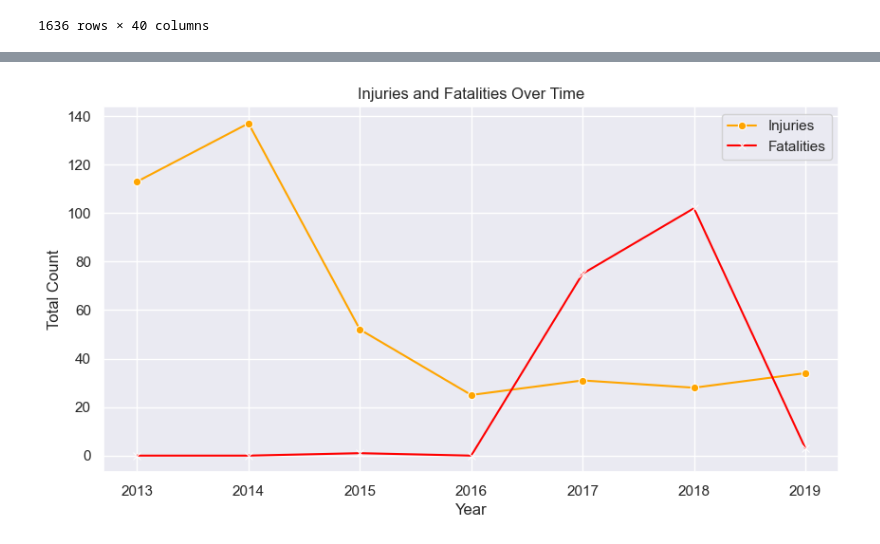
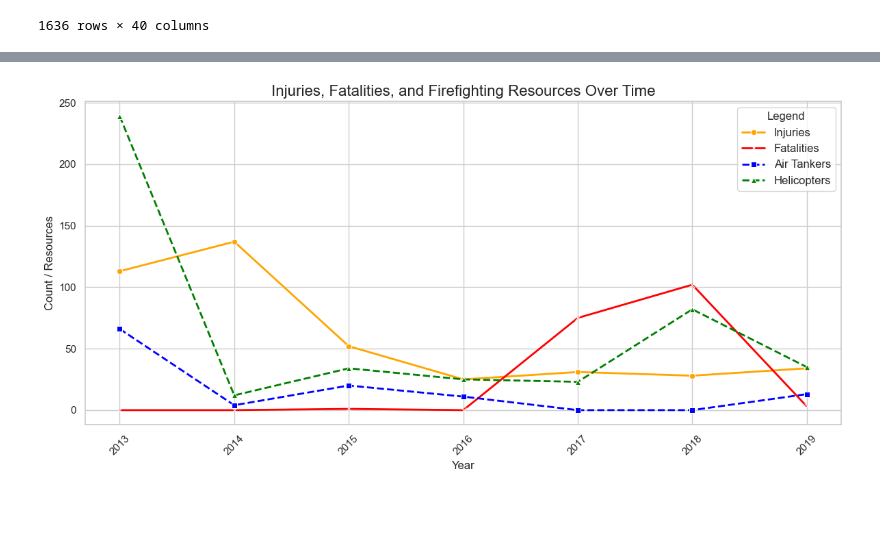
Before and after one commit to estortega/project_1, a Jupyter notebook: Denis_wild_fires_project_week_1.ipynb, the cells around one changed output, grey strips where cells are left out. Drawn from its saved outputs; the diff is of its cells as text; code cells hidden in the pictures; blank space fills up the shorter version.

```diff
--- a/Denis_wild_fires_project_week_1.ipynb
+++ b/Denis_wild_fires_project_week_1.ipynb
@@ -77,4 +77,7 @@ sns.set_theme(style="darkgrid")
 # %%
 # Ensure only numeric columns are aggregated
 calfire_grouped = calfire.groupby('YearStarted', as_index=False).sum(numeric_only=True)
+# %%
+# Set Seaborn style for beautiful visuals
+sns.set_theme(style="whitegrid")
 # %%
@@ -91,12 +111,16 @@ plt.show()
 # %%
-# Plot 2: Injuries and Fatalities over Time
-plt.figure(figsize=(10,5))
-sns.lineplot(data=calfire_grouped, x='YearStarted', y='Injuries', label='Injuries', marker='o', color='orange')
-sns.lineplot(data=calfire_grouped, x='YearStarted', y='Fatalities', label='Fatalities', marker='x', color='red')
-plt.title('Injuries and Fatalities Over Time')
-plt.xlabel('Year')
-plt.ylabel('Total Count')
-plt.legend()
+# Plot 3: Comparison of Injuries and Fatalities with Firefighting Resources Over Time
+plt.figure(figsize=(12, 6))
+sns.lineplot(data=calfire_grouped, x='YearStarted', y='Injuries', label='Injuries', marker='o', color='orange', linewidth=2)
+sns.lineplot(data=calfire_grouped, x='YearStarted', y='Fatalities', label='Fatalities', marker='x', color='red', linewidth=2)
+sns.lineplot(data=calfire_grouped, x='YearStarted', y='AirTankers', label='Air Tankers', marker='s', color='blue', linewidth=2, linestyle='--')
+sns.lineplot(data=calfire_grouped, x='YearStarted', y='Helicopters', label='Helicopters', marker='^', color='green', linewidth=2, linestyle='--')
+plt.title('Injuries, Fatalities, and Firefighting Resources Over Time', fontsize=16)
+plt.xlabel('Year', fontsize=12)
+plt.ylabel('Count / Resources', fontsize=12)
+plt.legend(title='Legend', fontsize=12)
+plt.xticks(rotation=45)
+plt.tight_layout()
 plt.show()
 # %% [output]
-[figure, old version]
+[figure, new version]
```
Also changed, not shown: parts of 5 cells of this notebook.
